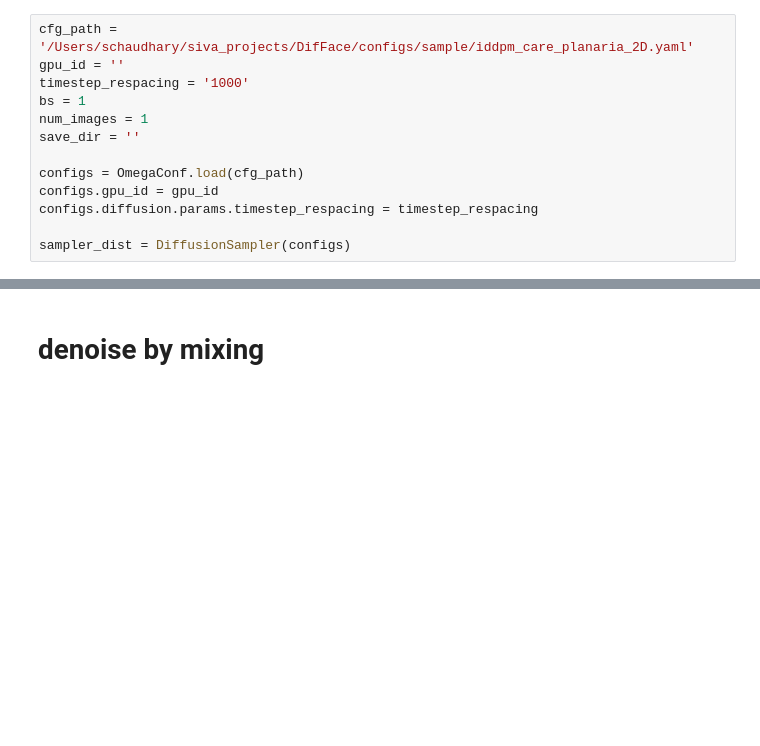
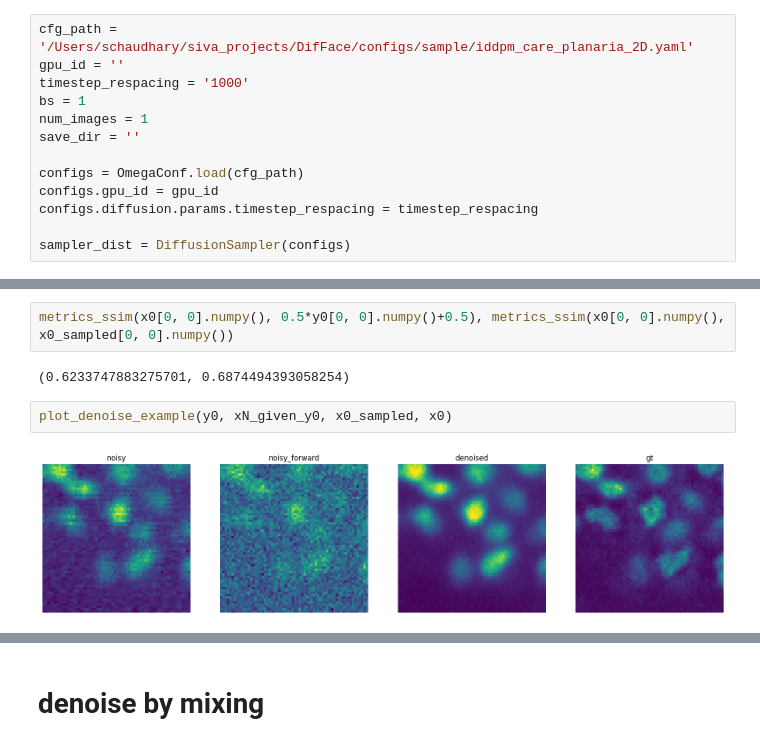
Before and after one commit to scelesticsiva/denoising, a Jupyter notebook: denoise_by_sampling.ipynb, the cells around one changed output, grey strips where cells are left out. Saved outputs shown, nothing was run; the diff lists cells and outputs as text; blank space fills up the shorter version.

```diff
--- a/denoise_by_sampling.ipynb
+++ b/denoise_by_sampling.ipynb
@@ -108,0 +162,8 @@ Begining sampling:
+# %%
+metrics_ssim(x0[0, 0].numpy(), 0.5*y0[0, 0].numpy()+0.5), metrics_ssim(x0[0, 0].numpy(), x0_sampled[0, 0].numpy())
+# %% [output]
+(0.6233747883275701, 0.6874494393058254)
+# %%
+plot_denoise_example(y0, xN_given_y0, x0_sampled, x0)
+# %% [output]
+[figure, added]
```
Also changed, not shown: parts of 15 cells of this notebook.
